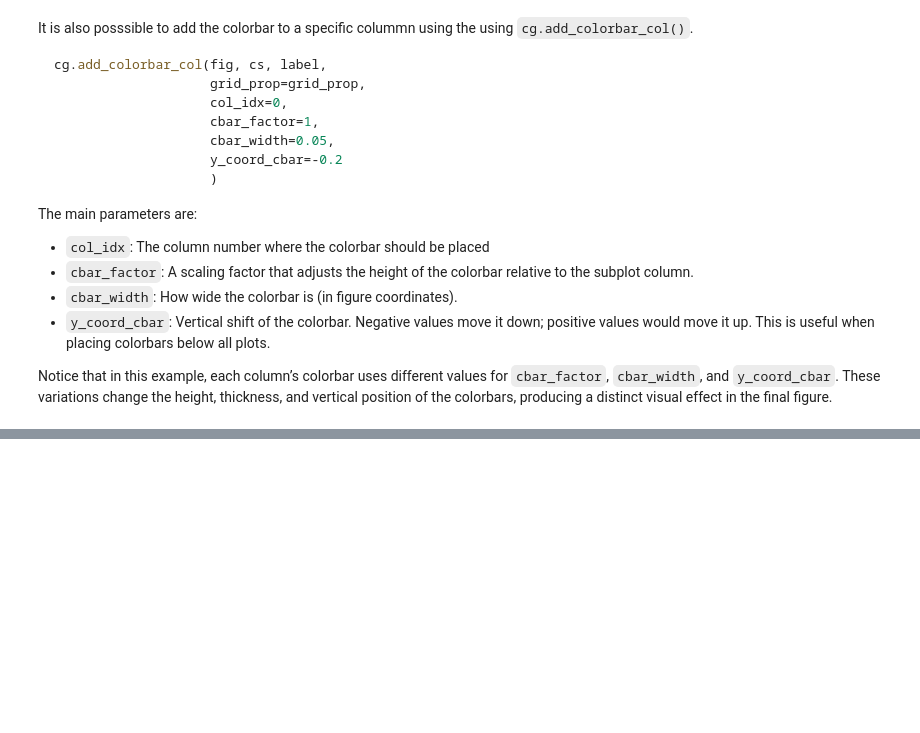
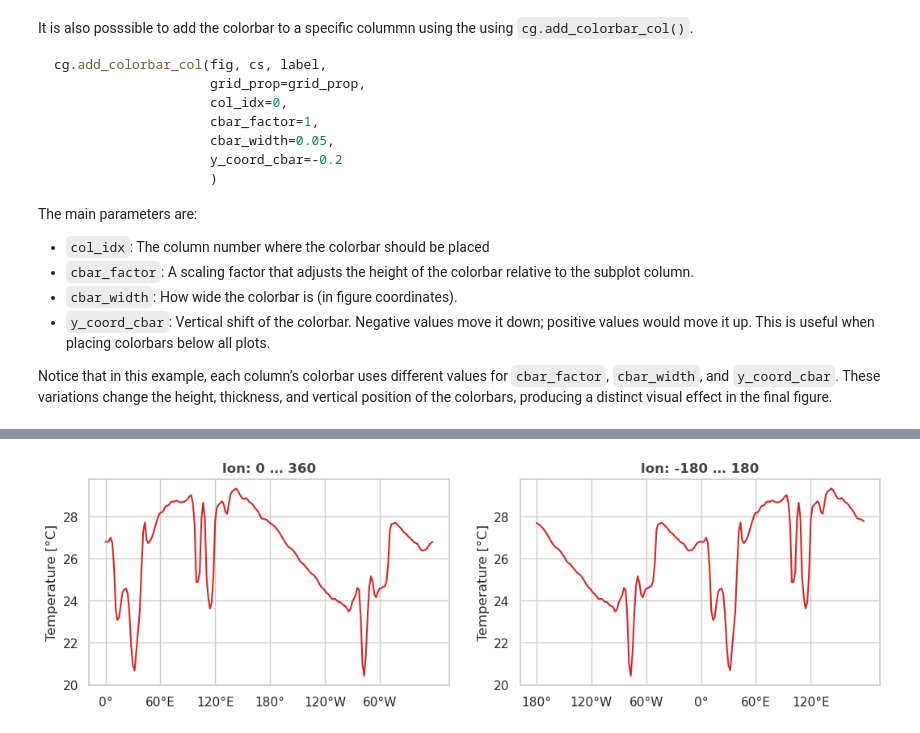
Before and after one commit to jdmantillaq/cartogrid, a Jupyter notebook: tutorial.ipynb, the cells around one changed output, grey strips where cells are left out. Cells and saved outputs as stored; diff of their text form; code cells hidden in the pictures; blank space fills up the shorter version.

```diff
--- a/tutorial.ipynb
+++ b/tutorial.ipynb
@@ -643,0 +728,22 @@ fig.savefig(f'figures/example_4.png', dpi=150,
+# %%
+# Annual-mean temperature along the equator (nearest grid latitude to 0°)
+t_eq = air[:, 0].sel(lat=0, method='nearest').mean('time')
+
+# Same profile on a -180..180 grid
+t_eq_180 = t_eq.assign_coords(lon=((t_eq.lon + 180) % 360) - 180).sortby('lon')
+
+grid_prop = x_coords, y_coords, x_fig, y_fig = cg.define_grid_fig(
+    1, 2, horiz_spacing=0.08, left_border=0.08, bottom_border=0.12)
+fig = plt.figure(figsize=(11, 3))
+
+for ci, (prof, title) in enumerate([(t_eq, 'lon: 0 … 360'),
+                                    (t_eq_180, 'lon: -180 … 180')]):
+    ax = fig.add_axes([x_coords[ci], y_coords[0], x_fig, y_fig])
+    ax.plot(prof.lon, prof, color='tab:red')
+    ax = cg.format_longitude_axis(ax, prof.lon.values, lon_step=60)
+    ax.set_title(title, fontdict=font_prop_title)
+    ax.set_ylabel('Temperature [°C]')
+
+fig.savefig('figures/example_7.png', dpi=150, bbox_inches='tight', facecolor='white')
+# %% [output]
+[figure, added]
```
Also changed, not shown: parts of 21 cells of this notebook, 15 other files.
